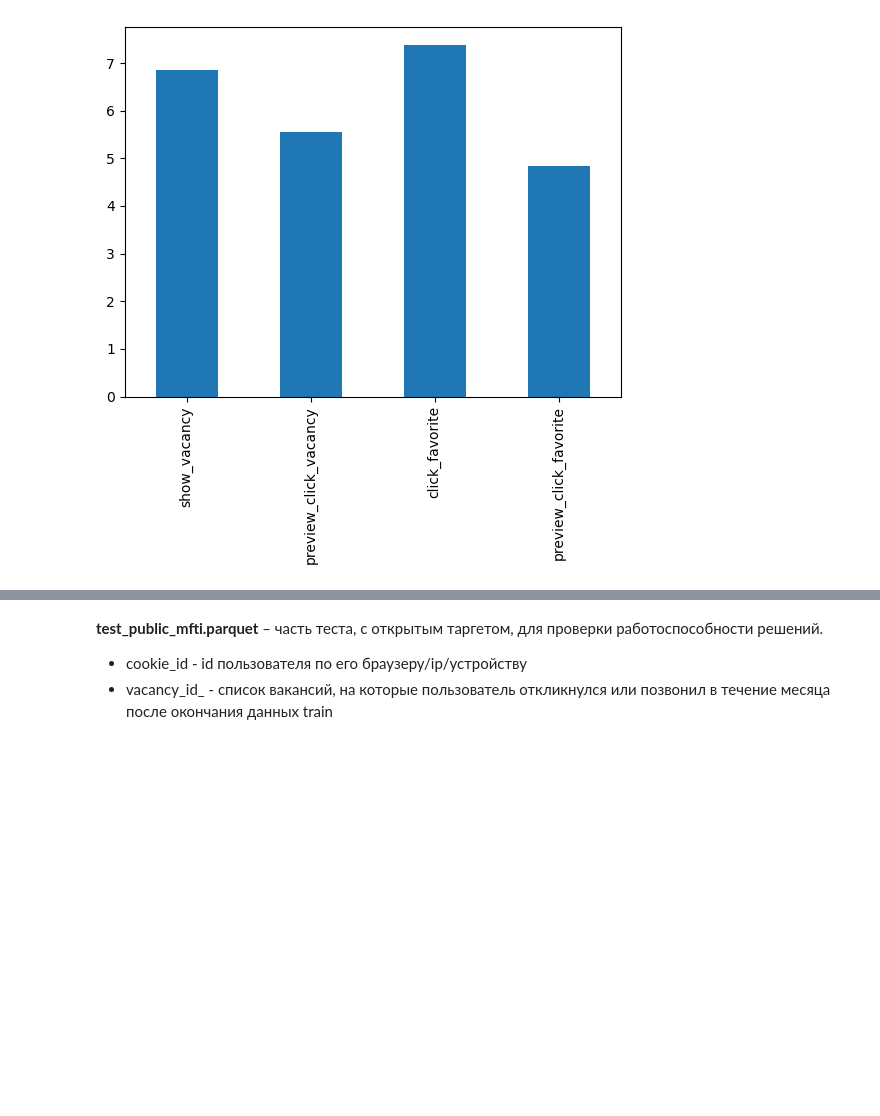
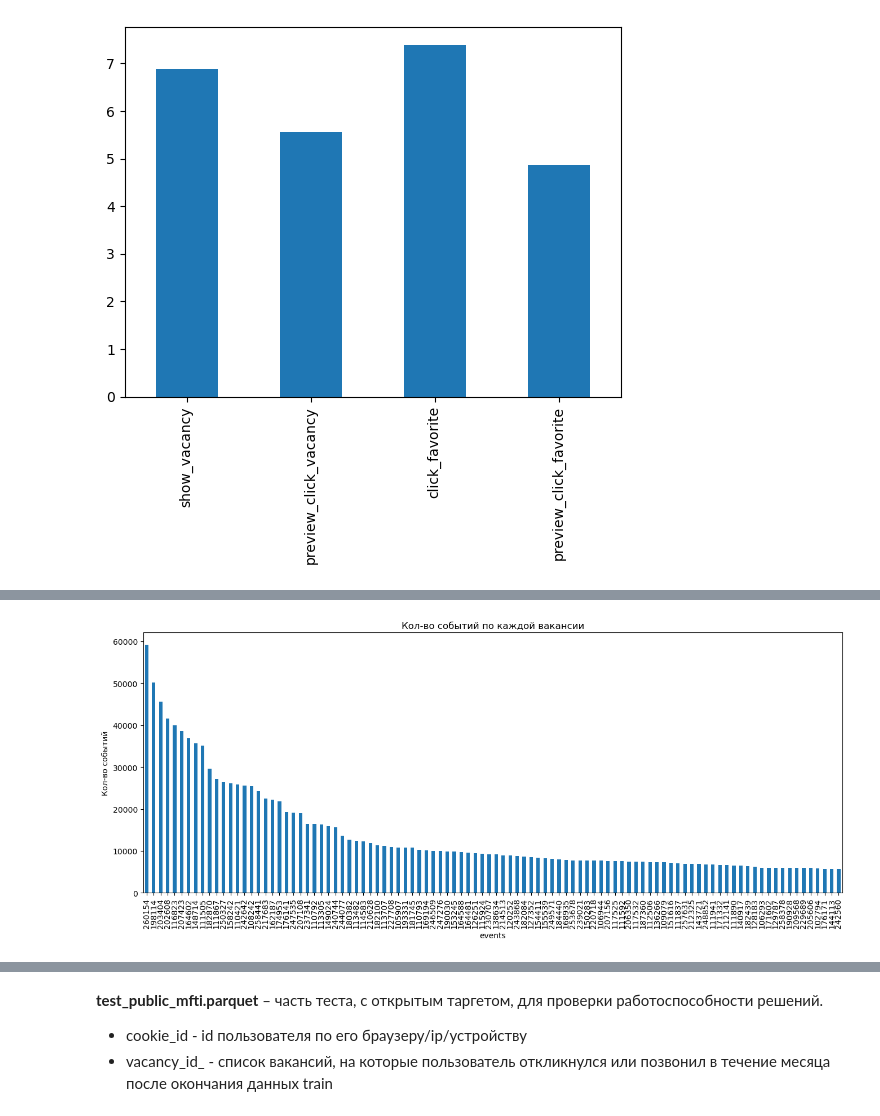
Before and after one commit to YurezSml/Hakaton2022, a Jupyter notebook: DataAnalysis.ipynb, the cells around one changed output, grey strips where cells are left out. Saved outputs shown, nothing was run; the diff lists cells and outputs as text; code cells hidden in the pictures; blank space fills up the shorter version.

```diff
--- a/DataAnalysis.ipynb
+++ b/DataAnalysis.ipynb
@@ -151,0 +203,13 @@ train_mfti_df.groupby(['user_id'])['cookie_id'].nunique().value_counts()
+# %%
+# Активность по вакансиям
+
+vacancy_events = proc_train_df['vacancy_id_'].value_counts()
+vacancy_events[:100].plot(
+    kind='bar',
+    figsize=(16, 6),
+    title='Кол-во событий по каждой вакансии',
+    xlabel='events',
+    ylabel='Кол-во событий'
+);
+# %% [output]
+[figure, added]
```
Also changed, not shown: parts of 141 cells of this notebook.
